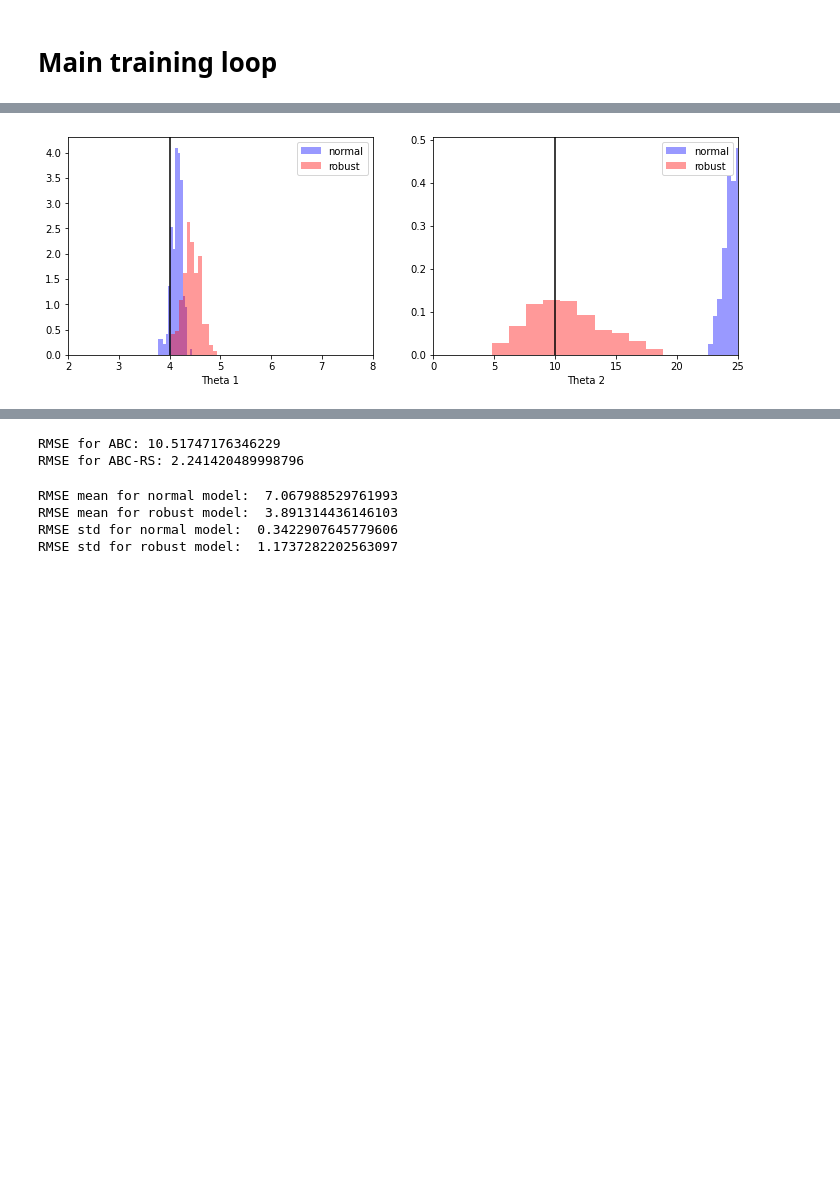
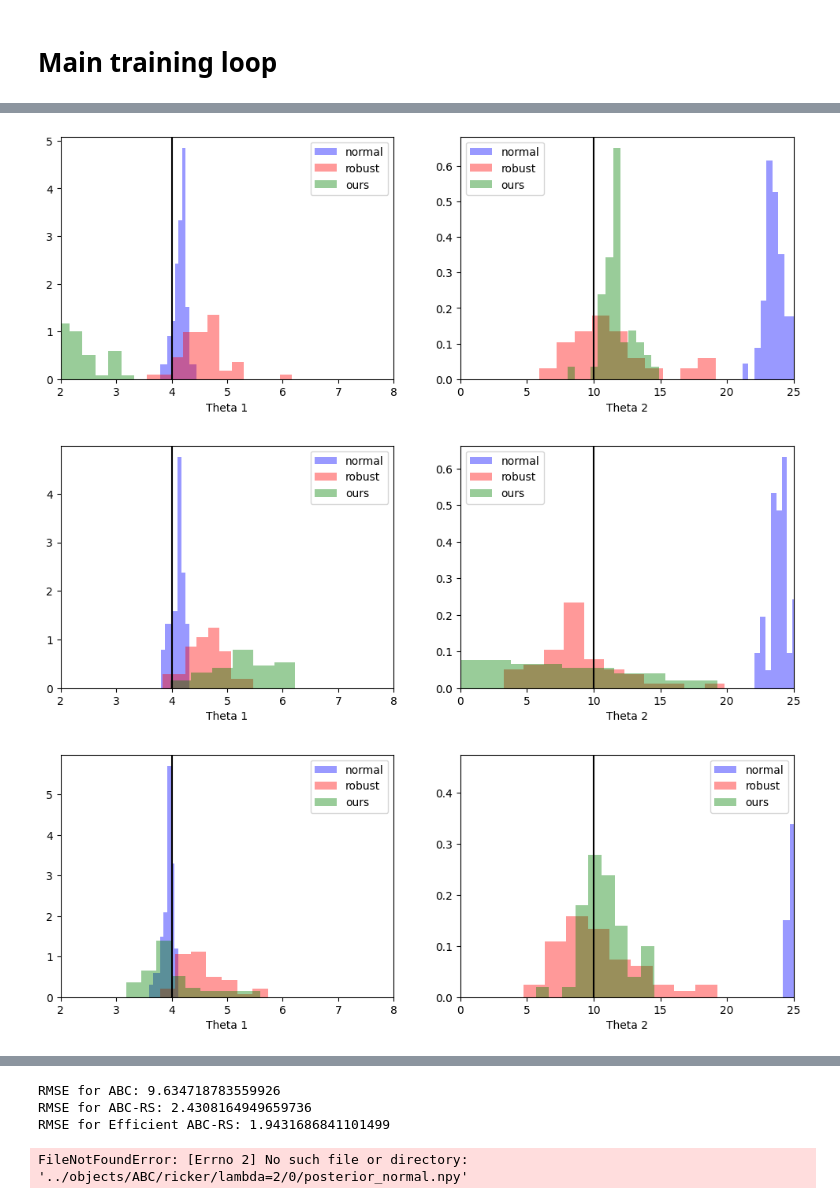
Before and after one commit to ymnglli/efficient-robust-sbi, a Jupyter notebook: notebooks/ricker_abc.ipynb, the cells around one changed output, grey strips where cells are left out. Drawn from its saved outputs; the diff is of its cells as text; code cells hidden in the pictures; blank space fills up the shorter version.

Commit message:
Add results and visualizations

```diff
--- a/notebooks/ricker_abc.ipynb
+++ b/notebooks/ricker_abc.ipynb
@@ -228,7 +228,7 @@ degrees = [0, 0.1, 0.2]
 for degree in degrees:
     obs_cont = torch.tensor(np.load(f"../data/ricker_obs_{int(degree * 10)}.npy")).to(device)
 
-    n_sims = 100
+    n_sims = 5 # 100
     beta_list = [1, 2, 3, 4, 5, 10]
     for beta in beta_list:
         for i in range(n_sims):
@@ -258,28 +276,37 @@ for degree in degrees:
 # %%
-posterior_normal = np.load("../objects/ABC/ricker_final/degree=0.2/lambda=3/13/posterior_normal.npy")
-posterior_robust = np.load("../objects/ABC/ricker_final/degree=0.2/lambda=3/7/posterior_robust.npy")
-posterior_robust_efficient = np.load("../objects/ABC/ricker_final/degree=0.2/lambda=3/7/posterior_robust_efficient.npy")
+target_degree = 0.2
+target_beta = 2
+sample = 4
+ss = 64
 
-theta_gt = [4 ,10]
-plt.figure(figsize=(12, 4))
-plt.subplot(1, 2, 1)
-plt.axvline(x=theta_gt[0],ls="-",c="black")
-sns.distplot(posterior_normal[:, 0], color='blue', kde=False, norm_hist=True, label="normal")
-sns.distplot(posterior_robust[:, 0], color='red', kde=False, norm_hist=True, label="robust")
-sns.distplot(posterior_robust_efficient[:, 0], color='green', kde=False, norm_hist=True, label="ours")
-plt.legend()
-plt.xlim(2, 8)
-plt.xlabel("Theta 1")
+for ss in [32, 64, 128, 256, 512]:
 
-plt.subplot(1, 2, 2)
-plt.axvline(x=theta_gt[1],ls="-",c="black")
-sns.distplot(posterior_normal[:, 1], color='blue', kde=False, norm_hist=True, label="normal")
-sns.distplot(posterior_robust[:, 1], color='red', kde=False, norm_hist=True, label="robust")
-sns.distplot(posterior_robust_efficient[:, 1], color='green', kde=False, norm_hist=True, label="ours")
-plt.legend()
-plt.xlim(0, 25)
-plt.xlabel("Theta 2")
+    posterior_normal = np.load(f"../objects/ABC/ricker_consolidated/degree={target_degree}/lambda={target_beta}/sample_size={ss}/{sample}/posterior_normal.npy")
+    posterior_robust = np.load(f"../objects/ABC/ricker_consolidated/degree={target_degree}/lambda={target_beta}/sample_size={ss}/{sample}/posterior_robust.npy")
+    posterior_robust_efficient = np.load(f"../objects/ABC/ricker_consolidated/degree={target_degree}/lambda={target_beta}/sample_size={ss}/{sample}/posterior_efficient.npy")
 
-plt.show()
+    theta_gt = [4 ,10]
+    plt.figure(figsize=(12, 4))
+    plt.subplot(1, 2, 1)
+    plt.axvline(x=theta_gt[0],ls="-",c="black")
+    sns.distplot(posterior_normal[:, 0], color='blue', kde=False, norm_hist=True, label="normal")
+    sns.distplot(posterior_robust[:, 0], color='red', kde=False, norm_hist=True, label="robust")
+    sns.distplot(posterior_robust_efficient[:, 0], color='green', kde=False, norm_hist=True, label="ours")
+    plt.legend()
+    plt.xlim(2, 8)
+    plt.xlabel("Theta 1")
+
+    plt.subplot(1, 2, 2)
+    plt.axvline(x=theta_gt[1],ls="-",c="black")
+    sns.distplot(posterior_normal[:, 1], color='blue', kde=False, norm_hist=True, label="normal")
+    sns.distplot(posterior_robust[:, 1], color='red', kde=False, norm_hist=True, label="robust")
+    sns.distplot(posterior_robust_efficient[:, 1], color='green', kde=False, norm_hist=True, label="ours")
+    plt.legend()
+    plt.xlim(0, 25)
+    plt.xlabel("Theta 2")
+
+    plt.show()
 # %% [output]
-[figure, old version]
+[figure, new version]
+[figure, added]
+[figure, added]
@@ -292,13 +321,15 @@ print(f"RMSE for ABC: {rmse_abc}")
 print(f"RMSE for ABC-RS: {rmse_abc_rs}")
 print(f"RMSE for Efficient ABC-RS: {rmse_abc_rs_e}")
 # %% [output]
-RMSE for ABC: 10.51747176346229
-RMSE for ABC-RS: 2.241420489998796
+RMSE for ABC: 9.634718783559926
+RMSE for ABC-RS: 2.4308164949659736
+RMSE for Efficient ABC-RS: 1.9431686841101499
 # %%
 n_sims = 50
 beta = 5
 rmse_normal = np.zeros(n_sims)
 rmse_robust = np.zeros(n_sims)
+rmse_robust_efficient = np.zeros(n_sims)
 for i in range(n_sims):
     root_name = f'../objects/ABC/ricker/lambda={beta}/' + str(i)
     posterior_normal = torch.tensor(np.load(root_name + '/posterior_normal.npy'))
@@ -315,7 +346,4 @@ print("RMSE std for normal model: ", np.std(rmse_normal))
 print("RMSE std for robust model: ", np.std(rmse_robust))
 print("RMSE std for efficient robust model: ", np.std(rmse_robust_efficient))
 # %% [output]
-RMSE mean for normal model:  7.067988529761993
-RMSE mean for robust model:  3.891314436146103
-RMSE std for normal model:  0.3422907645779606
-RMSE std for robust model:  1.1737282202563097
+FileNotFoundError: [Errno 2] No such file or directory: '../objects/ABC/ricker/lambda=2/0/posterior_normal.npy'
```
Also changed, not shown: parts of 2 cells of this notebook, 1 other file.
